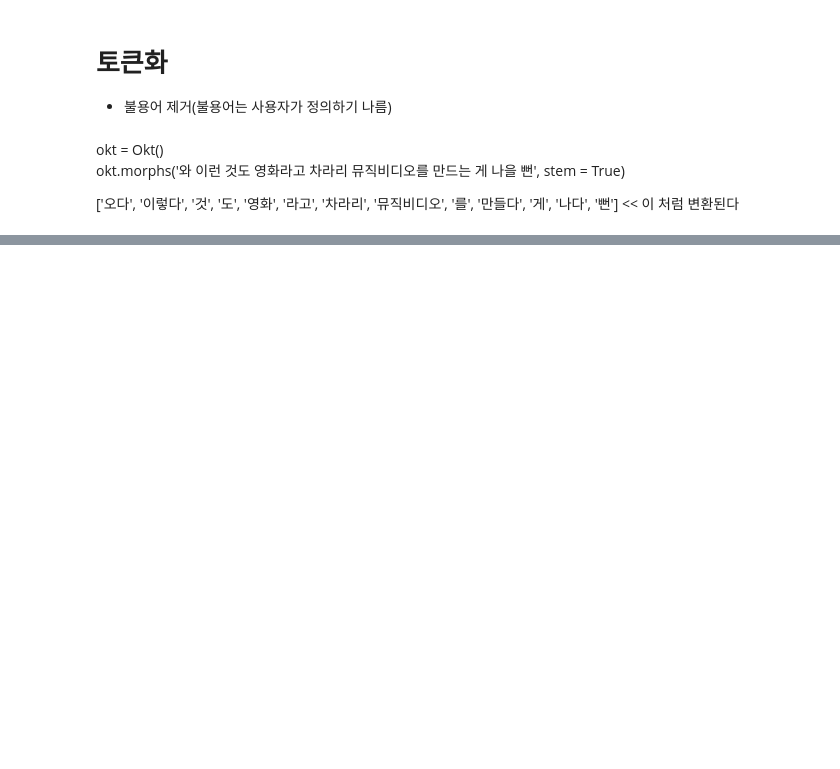
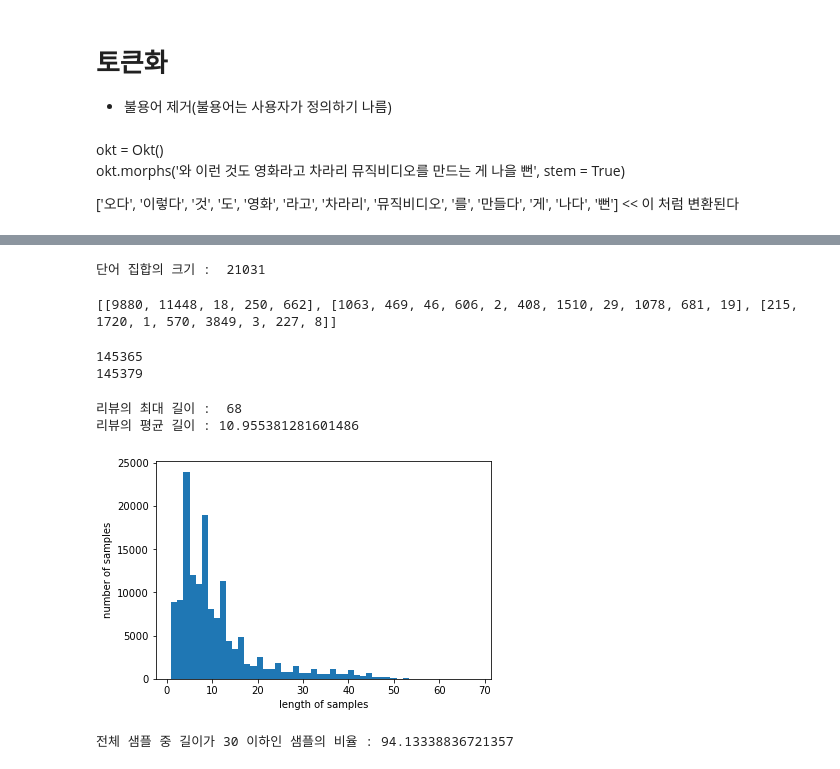
Before and after one commit to SeungJun9164/ML-tensorflow-, a Jupyter notebook: Sentiment_Analysis.ipynb, the cells around one changed output, grey strips where cells are left out. Cells and saved outputs as stored; diff of their text form; code cells hidden in the pictures; blank space fills up the shorter version.

```diff
--- a/Sentiment_Analysis.ipynb
+++ b/Sentiment_Analysis.ipynb
@@ -147,0 +175,14 @@ showing info https://raw.githubusercontent.com/nltk/nltk_data/gh-pages/index.xml
+# %%
+# 전체 단어 개수 중 빈도수 2이하인 단어 제거
+vocab_size = total_cnt - rare_cnt + 2
+print('단어 집합의 크기 : ', vocab_size)
+# %% [output]
+단어 집합의 크기 :  21031
+# %%
+tokenizer = Tokenizer(vocab_size, oov_token = 'OOV')
+tokenizer.fit_on_texts(X_train)
+X_train = tokenizer.texts_to_sequences(X_train)
+# %%
+print(X_train[:3])
+# %% [output]
+[[9880, 11448, 18, 250, 662], [1063, 469, 46, 606, 2, 408, 1510, 29, 1078, 681, 19], [215, 1720, 1, 570, 3849, 3, 227, 8]]
@@ -147,0 +191,21 @@ showing info https://raw.githubusercontent.com/nltk/nltk_data/gh-pages/index.xml
+# %%
+drop_train = [index for index, sentence in enumerate(X_train) if len(sentence) < 1]
+# %%
+X_train = np.delete(X_train, drop_train, axis = 0)
+y_train = np.delete(y_train, drop_train, axis = 0)
+print(len(X_train))
+print(len(y_train))
+# %% [output]
+145365
+145379
+# %%
+print('리뷰의 최대 길이 : ',max(len(l) for l in X_train))
+print('리뷰의 평균 길이 :',sum(map(len, X_train))/len(X_train))
+plt.hist([len(s) for s in X_train], bins=50)
+plt.xlabel('length of samples')
+plt.ylabel('number of samples')
+plt.show()
+# %% [output]
+리뷰의 최대 길이 :  68
+리뷰의 평균 길이 : 10.955381281601486
+[figure, added]
@@ -147,0 +219,5 @@ showing info https://raw.githubusercontent.com/nltk/nltk_data/gh-pages/index.xml
+# %%
+max_len = 30
+below_threshold_len(max_len, X_train)
+# %% [output]
+전체 샘플 중 길이가 30 이하인 샘플의 비율 : 94.13338836721357
```
Also changed, not shown: parts of 22 cells of this notebook.
